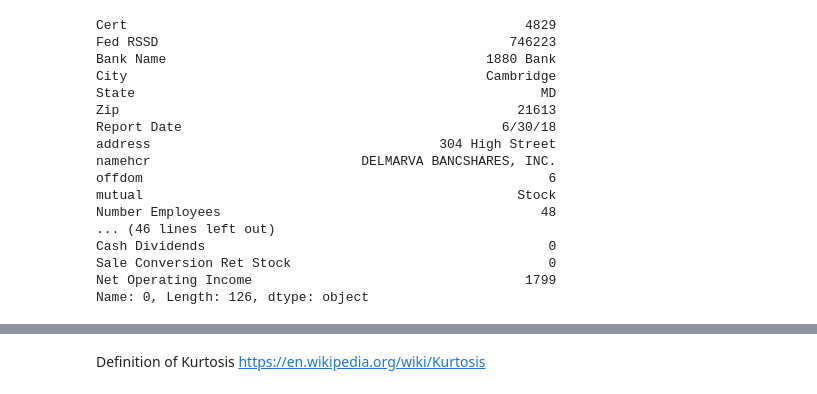
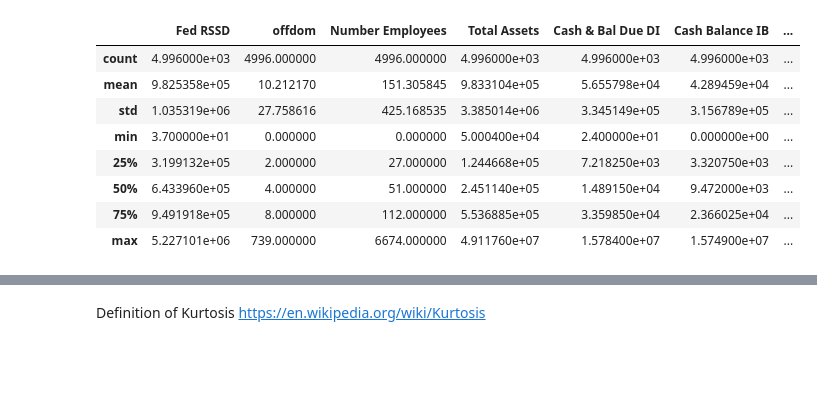
Before and after one commit to victorbizpetrol/ds-project, a Jupyter notebook: Data_Understanding.ipynb, the cells around one changed output, grey strips where cells are left out. Cells and saved outputs as stored; diff of their text form; code cells hidden in the pictures; blank space fills up the shorter version.

```diff
--- a/Data_Understanding.ipynb
+++ b/Data_Understanding.ipynb
@@ -8,7 +11,10 @@ import seaborn as sns
 
 import warnings
 warnings.filterwarnings('ignore')
+
+pd.set_option('display.max_rows', 500) # your numbers here
+pd.set_option('display.max_columns', 500)
 # %%
 sns.set(rc={'figure.figsize': (18,6)})
 # %%
-car_df = pd.read_csv('Data/car_v2.csv')
+car_df = pd.read_csv('Data/car_v3.csv')
@@ -19,0 +35,7 @@ sns.distplot(car_df['Total Assets'])
+# %%
+#Create balance sheet and income statement dataframe
+bal_inc_df = car_df.iloc[0:,0:]
+#Drop performance ratios features but keep last row (bank size) and other rows.
+bal_inc_df.drop(bal_inc_df.iloc[:,65:98], inplace=True, axis=1)
+bal_inc_df.drop(columns=['Cert', 'address', 'City', 'State', 'Zip', 'Report Date', 'mutual','% Insured'], inplace=True)
+bal_inc_df = bal_inc_df.iloc[0:,1:]
@@ -19,0 +80,4 @@ sns.distplot(car_df['Total Assets'])
+# %%
+bal_inc_small_df = bal_inc_df.loc[car_df['Bank Size'] == 'Small']
+bal_inc_medium_df = bal_inc_df.loc[car_df['Bank Size'] == 'Medium']
+bal_inc_large_df = bal_inc_df.loc[car_df['Bank Size'] == 'Large']
@@ -20,25 +128,19 @@ sns.distplot(car_df['Total Assets'])
+# %%
+bal_inc_medium_df.describe()
+# %% [output]
+|  | Fed RSSD | offdom | Number Employees | Total Assets | Cash & Bal Due DI | Cash Balance IB | ... |
+| count | 4.996000e+03 | 4996.000000 | 4996.000000 | 4.996000e+03 | 4.996000e+03 | 4.996000e+03 | ... |
+| mean | 9.825358e+05 | 10.212170 | 151.305845 | 9.833104e+05 | 5.655798e+04 | 4.289459e+04 | ... |
+| std | 1.035319e+06 | 27.758616 | 425.168535 | 3.385014e+06 | 3.345149e+05 | 3.156789e+05 | ... |
+| min | 3.700000e+01 | 0.000000 | 0.000000 | 5.000400e+04 | 2.400000e+01 | 0.000000e+00 | ... |
+| 25% | 3.199132e+05 | 2.000000 | 27.000000 | 1.244668e+05 | 7.218250e+03 | 3.320750e+03 | ... |
+| 50% | 6.433960e+05 | 4.000000 | 51.000000 | 2.451140e+05 | 1.489150e+04 | 9.472000e+03 | ... |
+| 75% | 9.491918e+05 | 8.000000 | 112.000000 | 5.536885e+05 | 3.359850e+04 | 2.366025e+04 | ... |
+| max | 5.227101e+06 | 739.000000 | 6674.000000 | 4.911760e+07 | 1.578400e+07 | 1.574900e+07 | ... |
 # %%
 
 #Pull specific rows and turn visualize as columns
 car_df.ix[0]
-# %% [output]
-Cert                                                   4829
-Fed RSSD                                             746223
-Bank Name                                         1880 Bank
-City                                              Cambridge
-State                                                    MD
-Zip                                                   21613
-Report Date                                         6/30/18
-address                                     304 High Street
-namehcr                           DELMARVA BANCSHARES, INC.
-offdom                                                    6
-mutual                                                Stock
-Number Employees                                         48
-... (46 lines left out)
-Cash Dividends                                            0
-Sale Conversion Ret Stock                                 0
-Net Operating Income                                   1799
-Name: 0, Length: 126, dtype: object
 # %%
 #What are the available columns?
 car_df.columns
```
Also changed, not shown: parts of 34 cells of this notebook, 2 other files.
